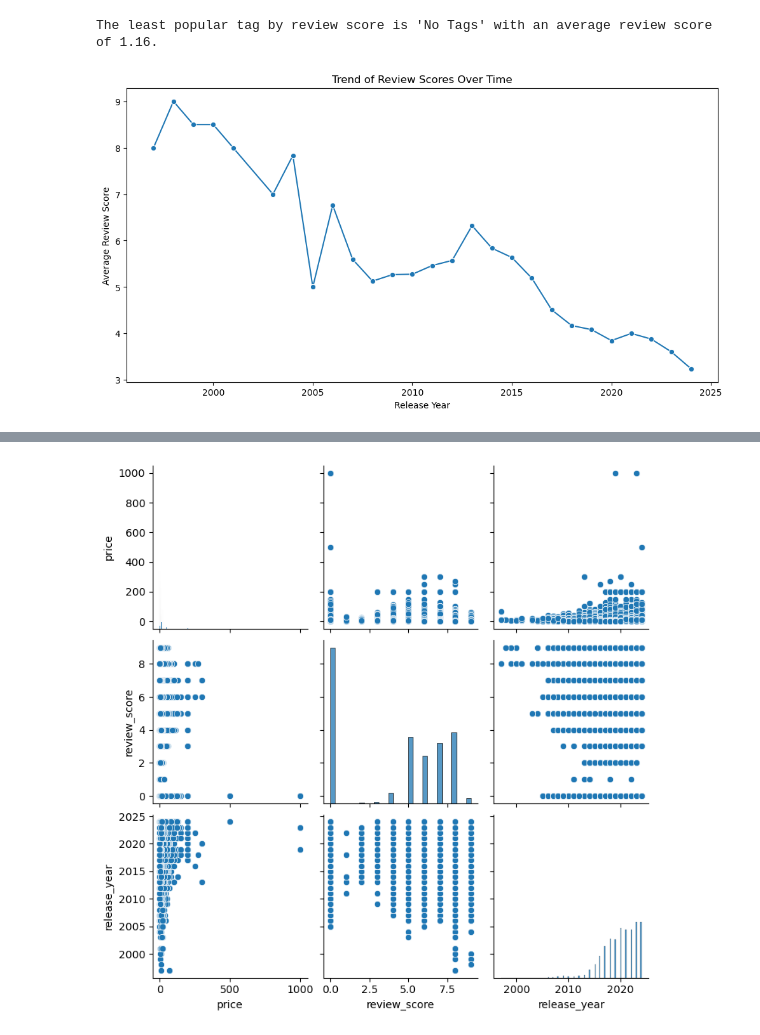
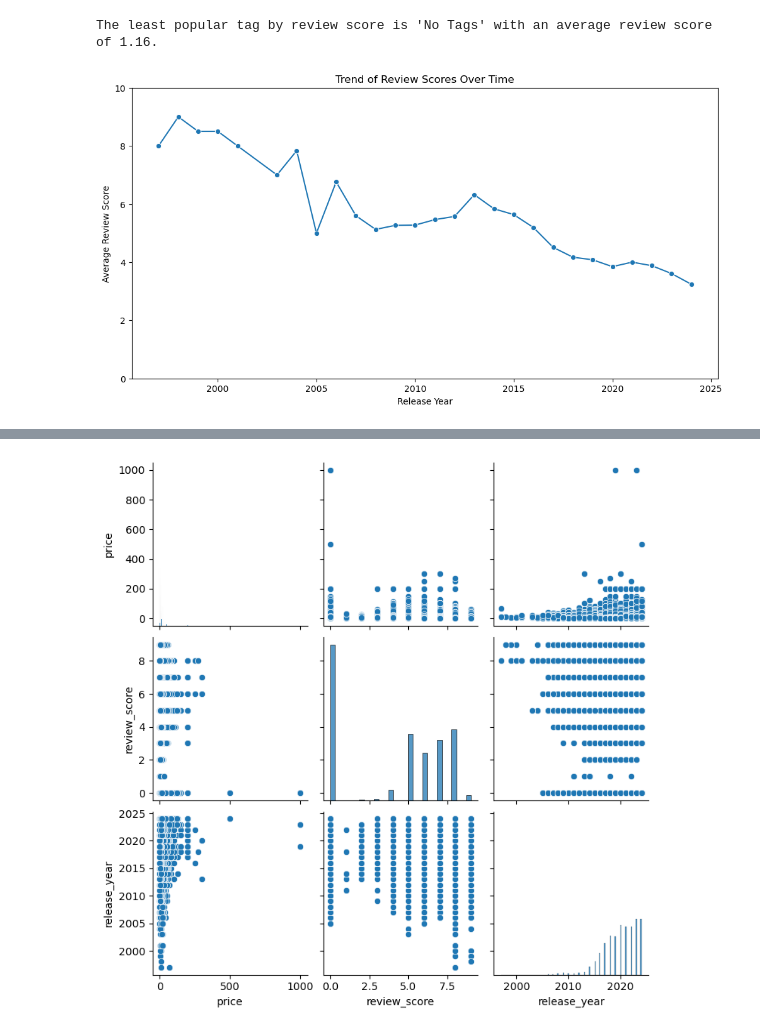
Before and after one commit to KianBahia/Steam-Data-Science-Report, a Jupyter notebook: attempt2.ipynb, the cells around one changed output, grey strips where cells are left out. Drawn from its saved outputs; the diff is of its cells as text; code cells hidden in the pictures.

```diff
--- a/attempt2.ipynb
+++ b/attempt2.ipynb
@@ -369,18 +369,19 @@ The least popular tag by review score is 'No Tags' with an average review score
 # %%
 df_merged['release_date'] = pd.to_datetime(df_merged['release_date'], errors='coerce')
 df_merged = df_merged.dropna(subset=['release_date'])
 df_merged['release_year'] = df_merged['release_date'].dt.year
 
 yearly_reviews = df_merged.groupby('release_year')['review_score'].mean().reset_index()
 
 plt.figure(figsize=(12, 6))
 sns.lineplot(x='release_year', y='review_score', data=yearly_reviews, marker='o')
 plt.xlabel("Release Year")
 plt.ylabel("Average Review Score")
 plt.title("Trend of Review Scores Over Time")
+plt.ylim(0, 10)
 plt.show()
 
 
 # See how review scores have evolved over the years.
 # %% [output]
-[figure, old version]
+[figure, new version]
```
Also changed, not shown: parts of 9 cells of this notebook.
